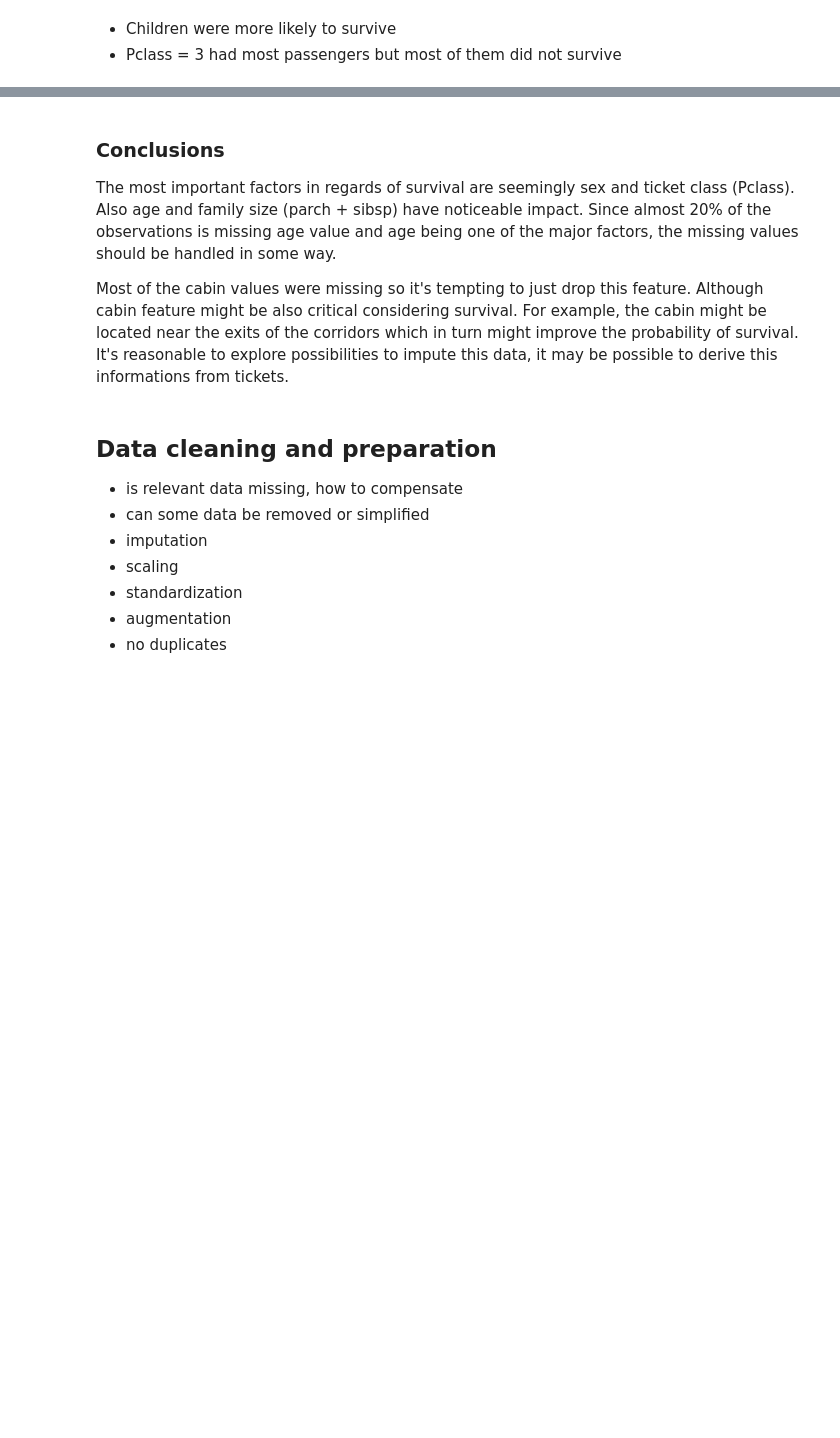
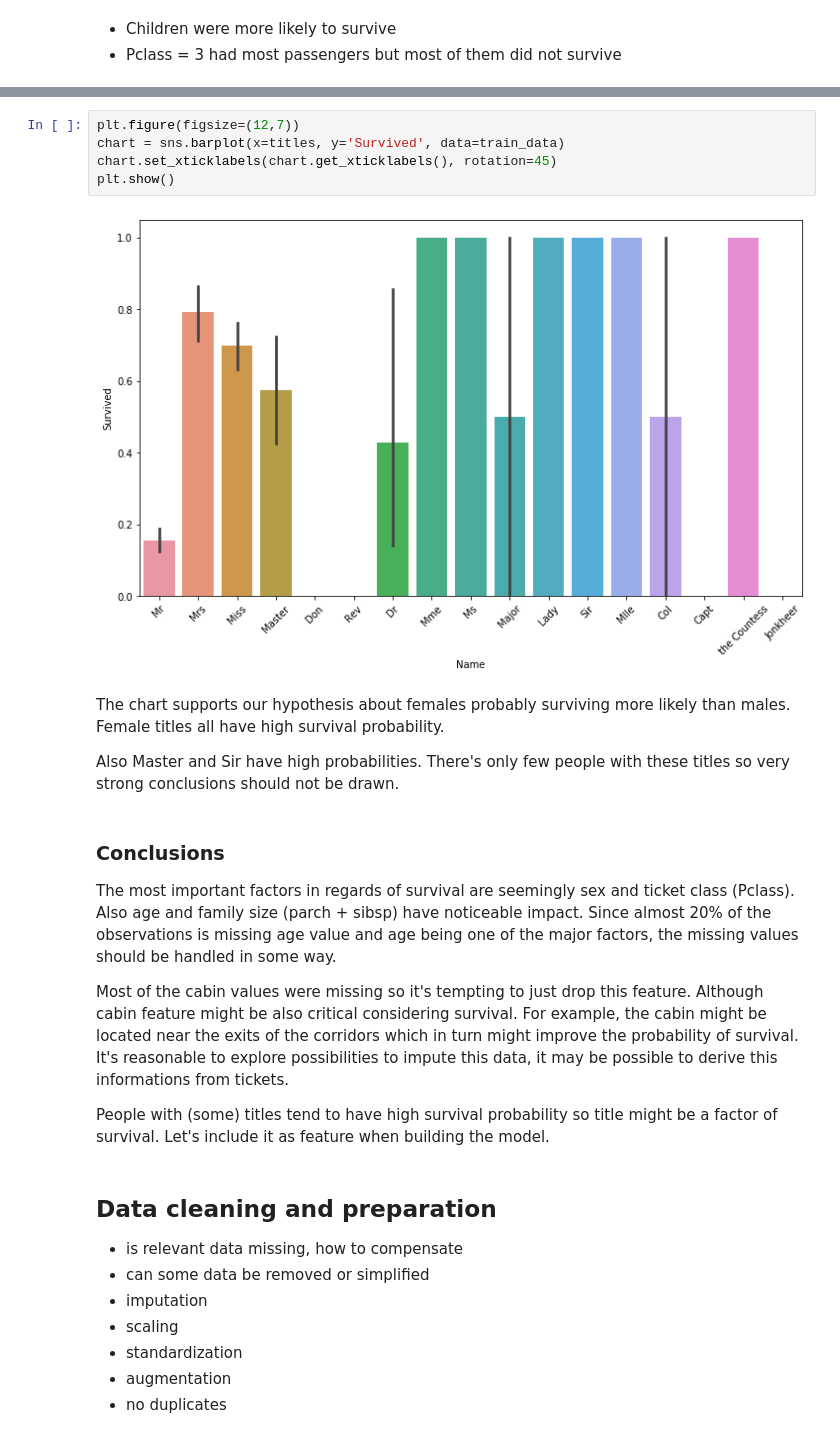
Before and after one commit to laaksonel/machine-learning, a Jupyter notebook: titanic/Titanic.ipynb, the cells around one changed output, grey strips where cells are left out. Saved outputs shown, nothing was run; the diff lists cells and outputs as text; blank space fills up the shorter version.

```diff
--- a/titanic/Titanic.ipynb
+++ b/titanic/Titanic.ipynb
@@ -273,9 +243,23 @@ grid.map(plt.hist, 'Age', bins=10)
+# %%
+plt.figure(figsize=(12,7))
+chart = sns.barplot(x=titles, y='Survived', data=train_data)
+chart.set_xticklabels(chart.get_xticklabels(), rotation=45)
+plt.show()
+# %% [output]
+[figure, added]
+# %% [markdown]
+The chart supports our hypothesis about females probably surviving more likely than males.
+Female titles all have high survival probability.
+
+Also Master and Sir have high probabilities. There's only few people with these titles so very strong conclusions should not be drawn.
 # %% [markdown]
 ### Conclusions
 
 The most important factors in regards of survival are seemingly sex and ticket class (Pclass). Also age and family size (parch + sibsp) have noticeable impact. Since almost 20% of the observations is missing age value and age being one of the major factors, the missing values should be handled in some way.
 
 Most of the cabin values were missing so it's tempting to just drop this feature. Although cabin feature might be also critical considering survival. For example, the cabin might be located near the exits of the corridors which in turn might improve the probability of survival. It's reasonable to explore possibilities to impute this data, it may be possible to derive this informations from tickets.
+
+People with (some) titles tend to have high survival probability so title might be a factor of survival. Let's include it as feature when building the model.
 # %% [markdown]
 ## Data cleaning and preparation
 - is relevant data missing, how to compensate
```
Also changed, not shown: parts of 20 cells of this notebook.
